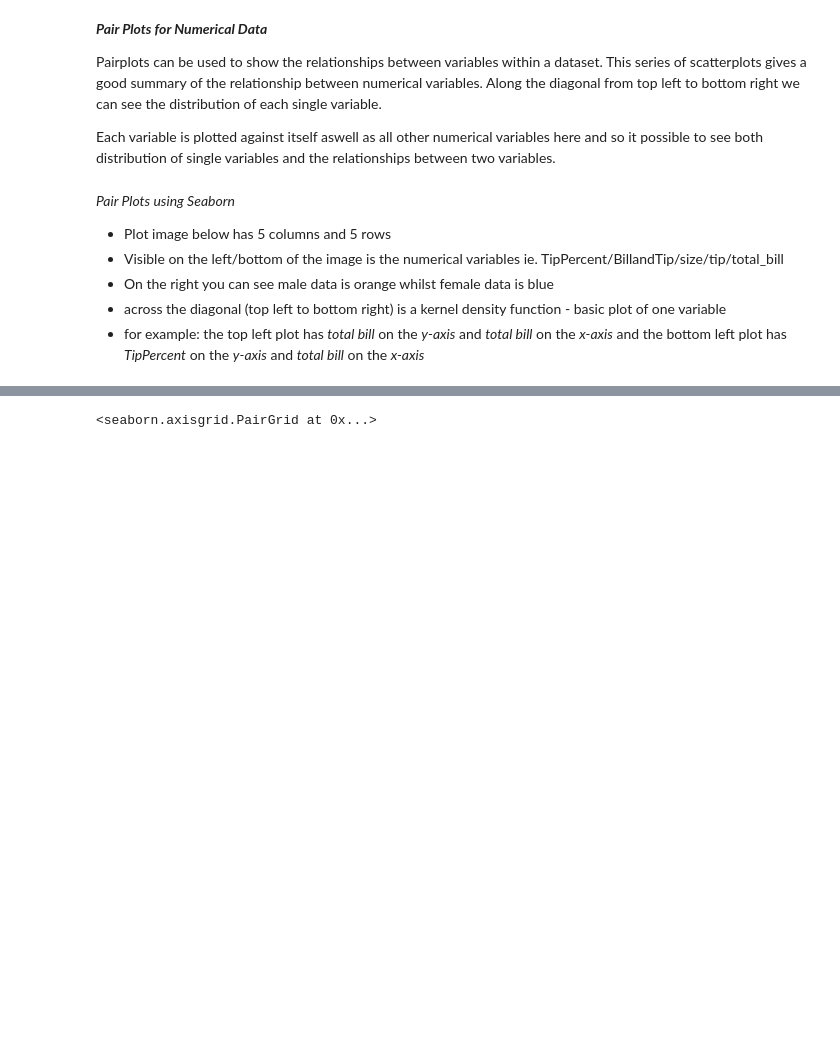
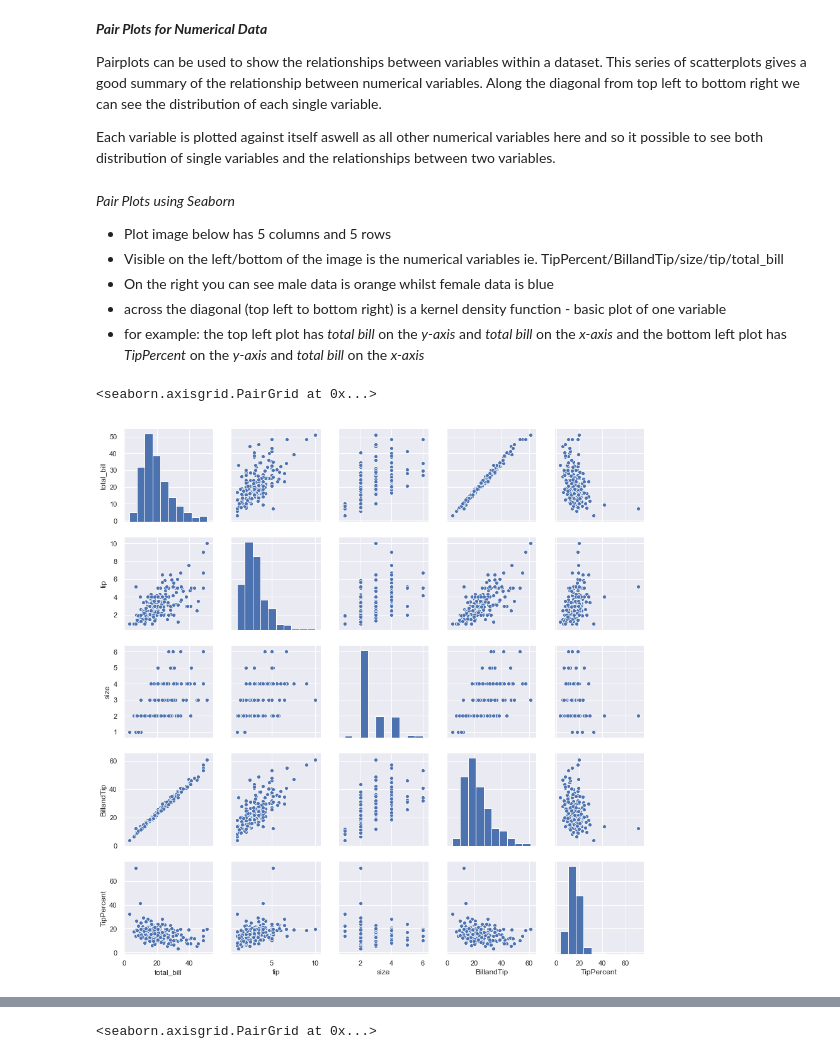
Before and after one commit to edelcorcoran/FDA-Project, a Jupyter notebook: Tips.ipynb, the cells around one changed output, grey strips where cells are left out. Drawn from its saved outputs; the diff is of its cells as text; code cells hidden in the pictures; blank space fills up the shorter version.

```diff
--- a/Tips.ipynb
+++ b/Tips.ipynb
@@ -802,3 +853,9 @@ _Pair Plots using Seaborn_
 - On the right you can see male data is orange whilst female data is blue
 - across the diagonal (top left to bottom right) is a kernel density function - basic plot of one variable
 - for example: the top left plot has _total bill_ on the _y-axis_ and _total bill_ on the _x-axis_ and the bottom left plot has  _TipPercent_ on the _y-axis_ and _total bill_ on the _x-axis_
+# %%
+#pass pair plot in dataframe to investigate numerical variables relationships
+sns.pairplot(df, palette="Set1")
+# %% [output]
+<seaborn.axisgrid.PairGrid at 0x...>
+[figure, added]
```
Also changed, not shown: parts of 28 cells of this notebook.
